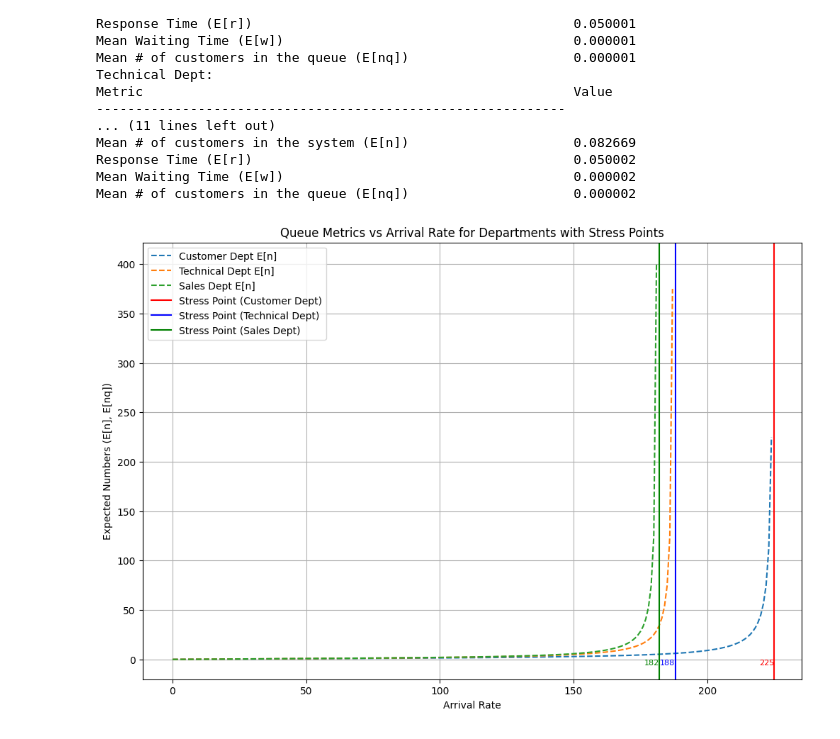
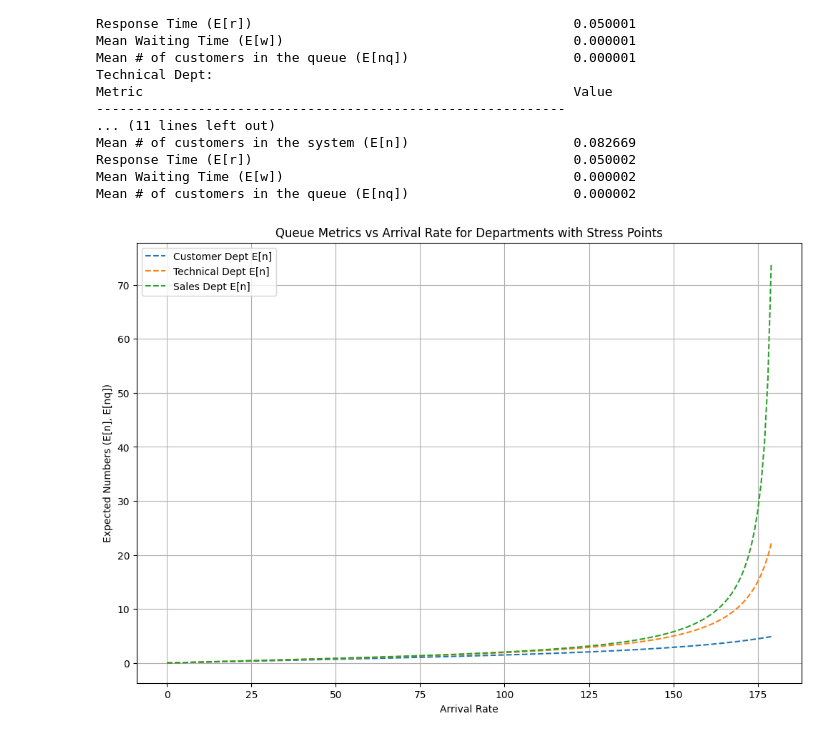
Before and after one commit to kthkhanhtrinh/dsa_lab, a Jupyter notebook: hihi.ipynb, the cells around one changed output. Saved outputs shown, nothing was run; the diff lists cells and outputs as text; code cells hidden in the pictures.

Commit message:
update chart mm1

```diff
--- a/hihi.ipynb
+++ b/hihi.ipynb
@@ -209,7 +230,7 @@ Mean # of customers in the queue (E[nq])                     0.000002
 dropout_rate = 0.2
 service_rate_dep = 20
 c = 3
-arrival_rates = range(400)  # Extend range for higher loads
+arrival_rates = range(180)  # Extend range for higher loads
 
 # Initialize results storage
 results_cus_dep = {"E[n]": []}
@@ -229,46 +250,31 @@ for arrival_rate in arrival_rates:
 
     cus_dep_result = mmc_queue_calculator(lambda_to_cus_dep, service_rate_dep, c)
     tech_dep_result = mmc_queue_calculator(lambda_to_tech_dep, service_rate_dep, c)
     sales_dep_result = mmc_queue_calculator(lambda_to_sales_dep, service_rate_dep, c)
 
     results_cus_dep["E[n]"].append(cus_dep_result["Mean # of customers in the system (E[n])"])
     results_tech_dep["E[n]"].append(tech_dep_result["Mean # of customers in the system (E[n])"])
     results_sales_dep["E[n]"].append(sales_dep_result["Mean # of customers in the system (E[n])"])
 
-    # Check for stress points
-    if not stress_points["Customer Dept"] and cus_dep_result["Gateway Utilization (p)"] >= 1:
-        stress_points["Customer Dept"] = arrival_rate
-    if not stress_points["Technical Dept"] and tech_dep_result["Gateway Utilization (p)"] >= 1:
-        stress_points["Technical Dept"] = arrival_rate
-    if not stress_points["Sales Dept"] and sales_dep_result["Gateway Utilization (p)"] >= 1:
-        stress_points["Sales Dept"] = arrival_rate
-
 # Plot results with stress points
 plt.figure(figsize=(12, 8))
 plt.plot(arrival_rates, results_cus_dep["E[n]"], label="Customer Dept E[n]", linestyle='--')
 plt.plot(arrival_rates, results_tech_dep["E[n]"], label="Technical Dept E[n]", linestyle='--')
 plt.plot(arrival_rates, results_sales_dep["E[n]"], label="Sales Dept E[n]", linestyle='--')
 
 # Add stress points to the chart
 for dept, stress_point in stress_points.items():
     if stress_point:
         color = {'Customer Dept': 'red', 'Technical Dept': 'blue', 'Sales Dept': 'green'}[dept]
         plt.axvline(x=stress_point, color=color, label=f"Stress Point ({dept})")
         plt.text(stress_point, 0, f"{stress_point}", color=color, ha='right', va='top', fontsize=8, rotation=0)
 
 
-        # stress_value = (results_cus_dep["E[n]"][stress_point] if dept == "Customer Dept" else
-        #                 results_tech_dep["E[n]"][stress_point] if dept == "Technical Dept" else
-        #                 results_sales_dep["E[n]"][stress_point])
-        # # Mark the stress point with a dot
-        # plt.scatter(stress_point, stress_value, color=color, zorder=5, label=f"Point of Stress ({dept})")
-
-
 plt.xlabel("Arrival Rate")
 plt.ylabel("Expected Numbers (E[n], E[nq])")
 plt.title("Queue Metrics vs Arrival Rate for Departments with Stress Points")
 plt.legend()
 plt.grid()
 plt.show()
 # %% [output]
-[figure, old version]
+[figure, new version]
```
Also changed, not shown: parts of 2 cells of this notebook.
